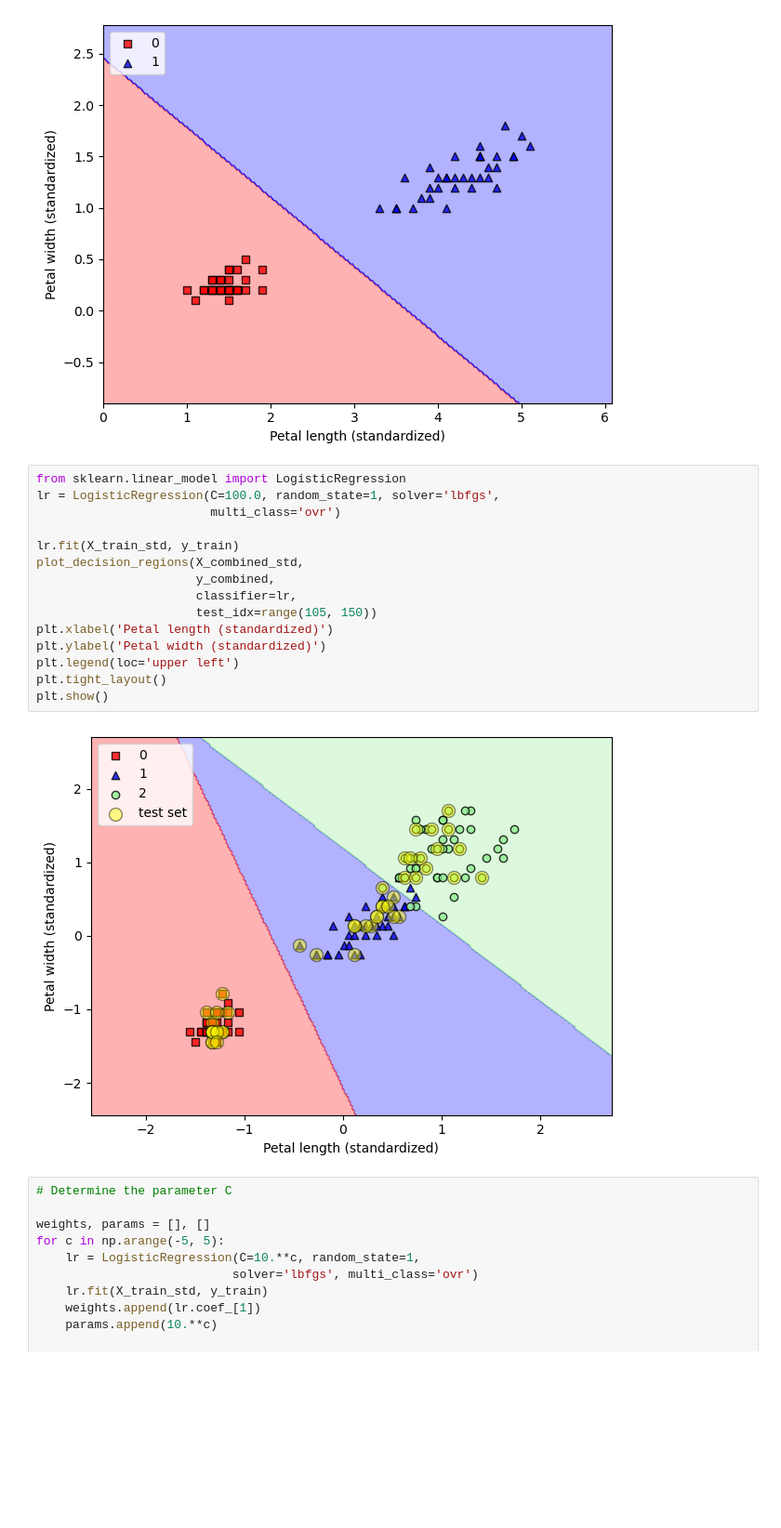
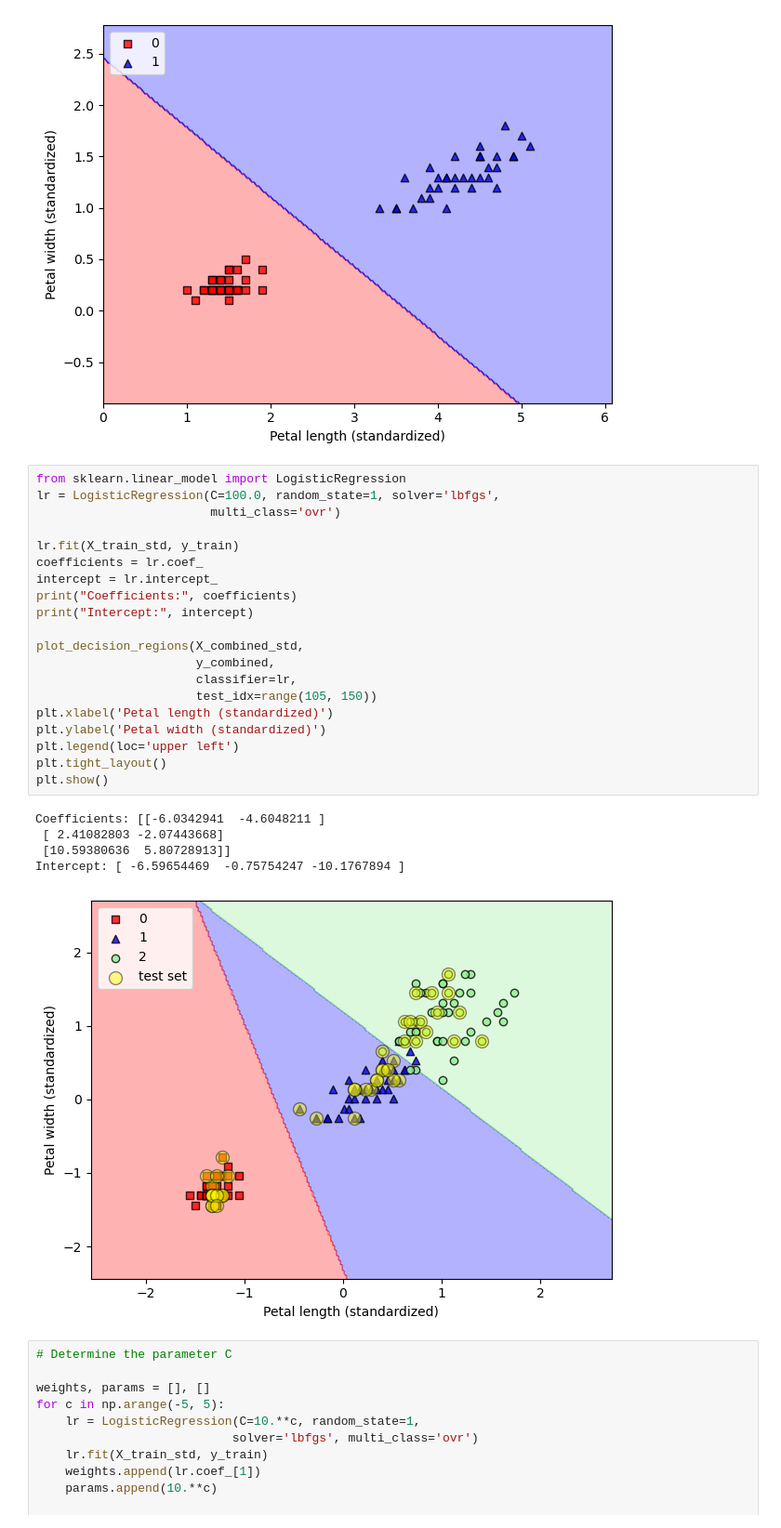
Before and after one commit to bahategar/Preparation, a Jupyter notebook: MachineLearning/Python_ML-packt/3-Tour_ML_Classifier_Scikit-learn.ipynb, the cells around one changed output. Shown: that part at 93% size. Drawn from its saved outputs; the diff is of its cells as text; blank space fills up the shorter version.

```diff
--- a/MachineLearning/Python_ML-packt/3-Tour_ML_Classifier_Scikit-learn.ipynb
+++ b/MachineLearning/Python_ML-packt/3-Tour_ML_Classifier_Scikit-learn.ipynb
@@ -222,20 +222,29 @@ plt.show()
 # %%
 from sklearn.linear_model import LogisticRegression
 lr = LogisticRegression(C=100.0, random_state=1, solver='lbfgs',
                         multi_class='ovr')
 
 lr.fit(X_train_std, y_train)
+coefficients = lr.coef_
+intercept = lr.intercept_
+print("Coefficients:", coefficients)
+print("Intercept:", intercept)
+
 plot_decision_regions(X_combined_std,
                       y_combined,
                       classifier=lr,
                       test_idx=range(105, 150))
 plt.xlabel('Petal length (standardized)')
 plt.ylabel('Petal width (standardized)')
 plt.legend(loc='upper left')
 plt.tight_layout()
 plt.show()
 # %% [output]
+Coefficients: [[-6.0342941  -4.6048211 ]
+ [ 2.41082803 -2.07443668]
+ [10.59380636  5.80728913]]
+Intercept: [ -6.59654469  -0.75754247 -10.1767894 ]
-[figure, old version]
+[figure, new version]
 # %%
 # Determine the parameter C
 
```
Also changed, not shown: parts of 3 cells of this notebook, 10 other files.
